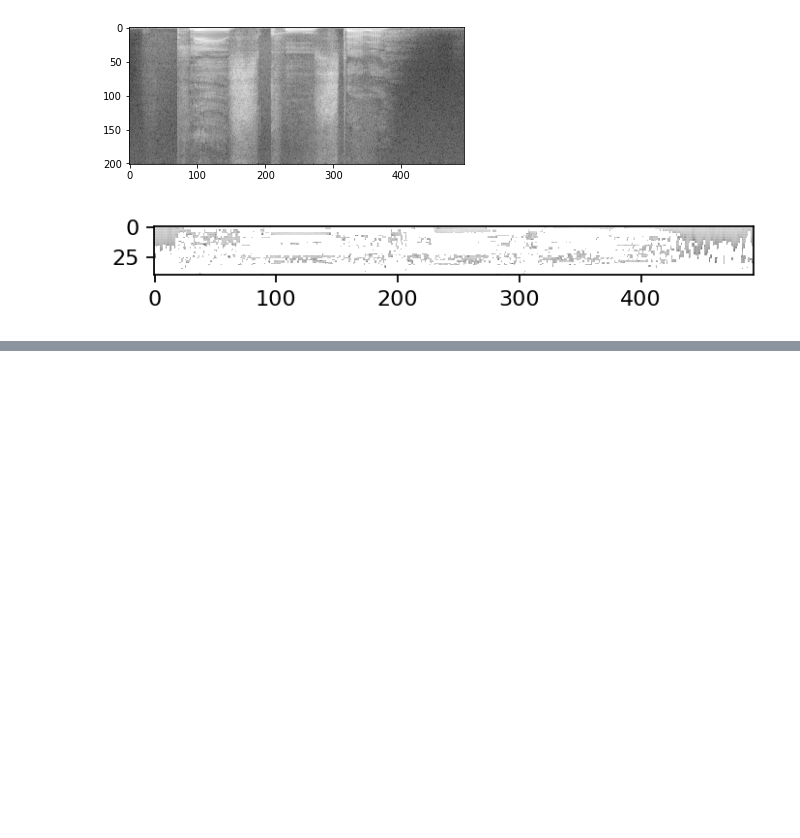
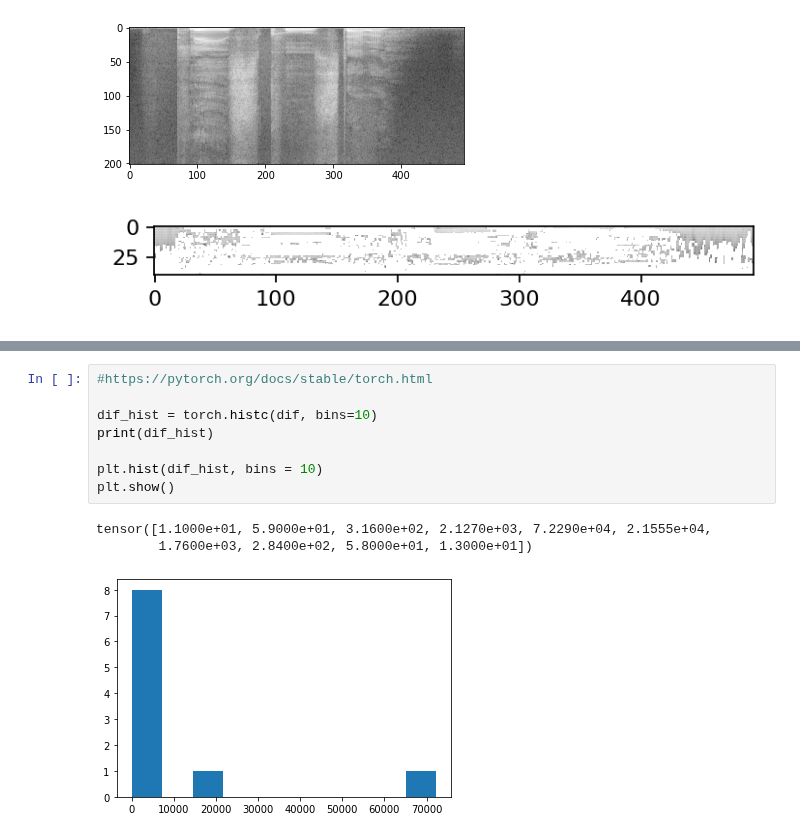
Before and after one commit to TzurV/TestMe, a Jupyter notebook: TORCHAUDIO_TUTORIAL.ipynb, the cells around one changed output, grey strips where cells are left out. Cells and saved outputs as stored; diff of their text form; blank space fills up the shorter version.

```diff
--- a/TORCHAUDIO_TUTORIAL.ipynb
+++ b/TORCHAUDIO_TUTORIAL.ipynb
@@ -99,0 +135,12 @@ Shape of spectrogram: torch.Size([1, 201, 493])
+# %%
+#https://pytorch.org/docs/stable/torch.html
+
+dif_hist = torch.histc(dif, bins=10)
+print(dif_hist)
+
+plt.hist(dif_hist, bins = 10)
+plt.show()
+# %% [output]
+tensor([1.1000e+01, 5.9000e+01, 3.1600e+02, 2.1270e+03, 7.2290e+04, 2.1555e+04,
+        1.7600e+03, 2.8400e+02, 5.8000e+01, 1.3000e+01])
+[figure, added]
```
Also changed, not shown: parts of 5 cells of this notebook.
